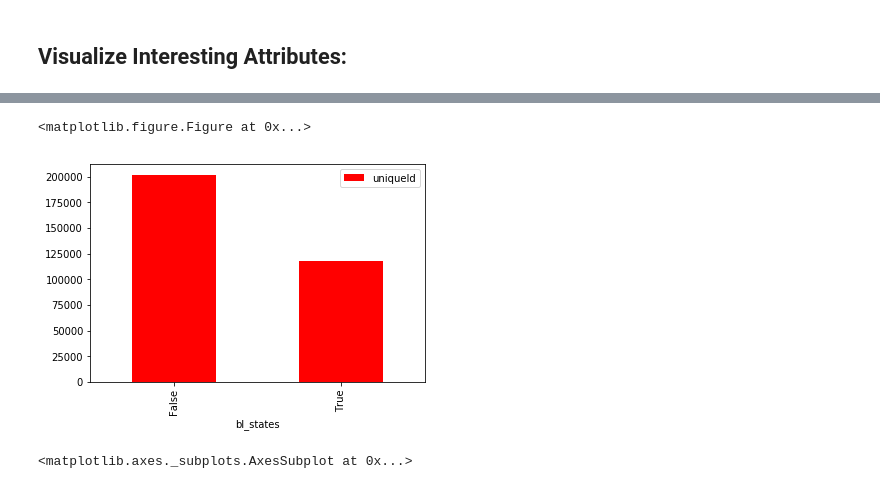
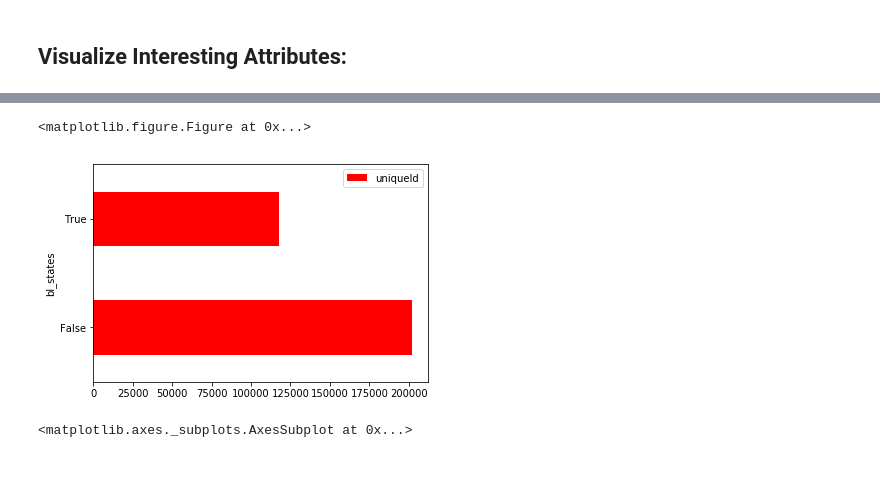
Before and after one commit to BryanCikatz/msds7331_project1, a Jupyter notebook: visualizations_bryan.ipynb, the cells around one changed output, grey strips where cells are left out. Drawn from its saved outputs; the diff is of its cells as text; code cells hidden in the pictures.

```diff
--- a/visualizations_bryan.ipynb
+++ b/visualizations_bryan.ipynb
@@ -194,18 +194,18 @@ del bl_states_list['backers ']
 del bl_states_list['country ']
 del bl_states_list['state ']
 # %%
-# plot something
+# plot simple success
 import matplotlib.pyplot as plt
 import warnings
 
 warnings.simplefilter('ignore', DeprecationWarning)
 %matplotlib inline
 
 plt.figure();
-bl_states_list.plot(kind='bar', color='r');
+bl_states_list.plot(kind='barh', color='r');
 # %% [output]
 <matplotlib.figure.Figure at 0x...>
-[figure, old version]
+[figure, new version]
 # %%
 #looking at frequency of projects by currency
 currency_list = df.groupby('currency ').count()
```
Also changed, not shown: parts of 2 cells of this notebook.
